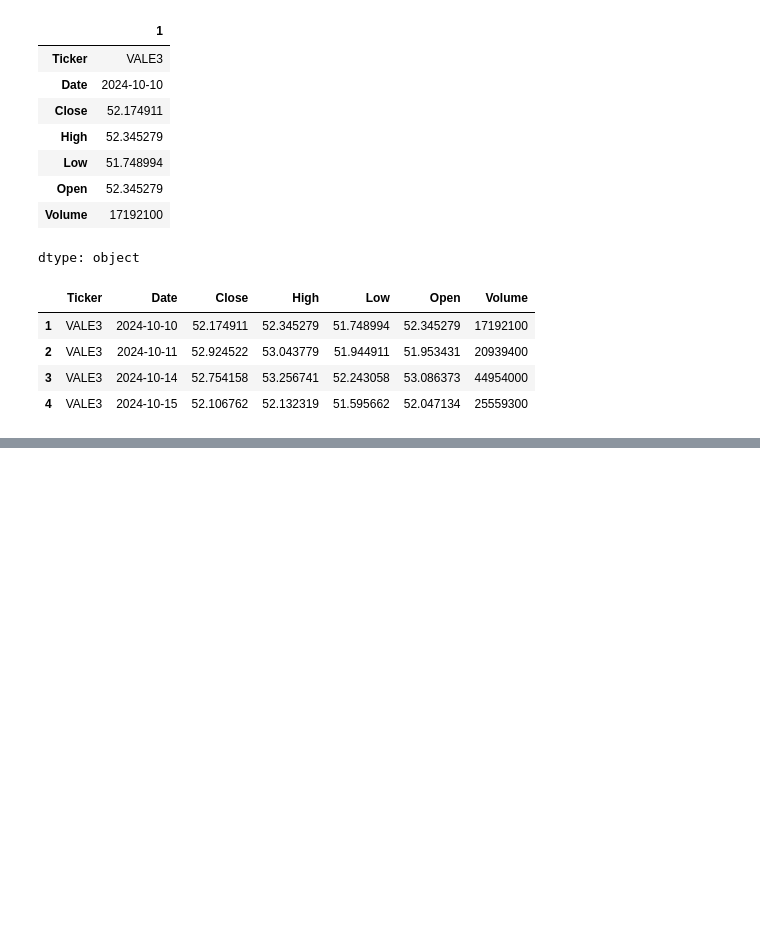
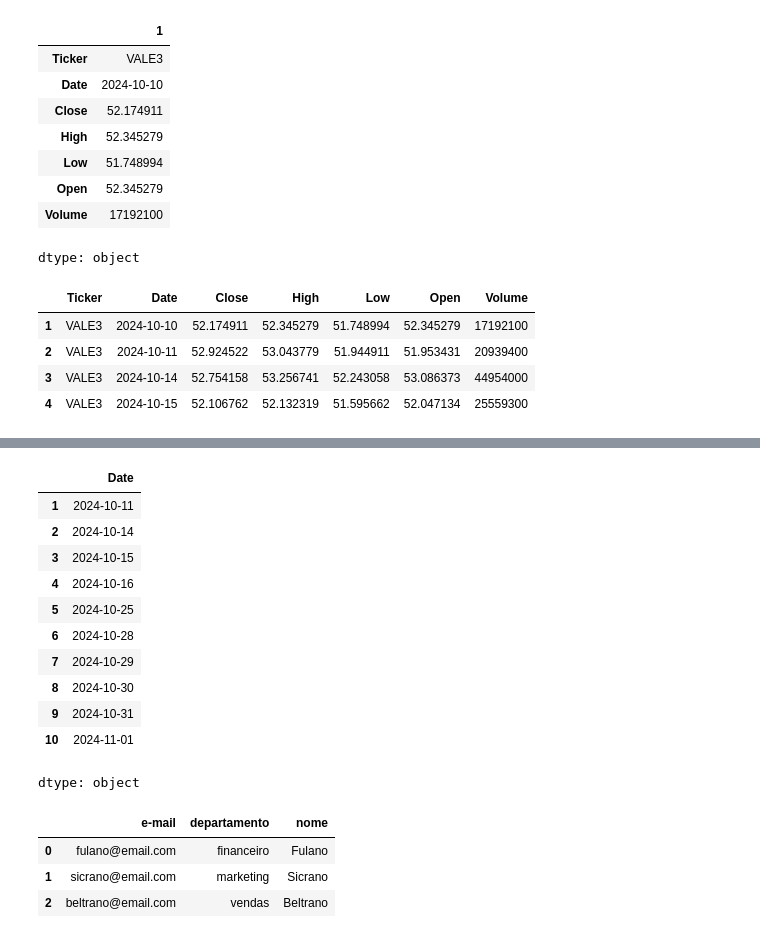
Before and after one commit to NicholasTeixeira/Descomplica--Analise-de-Dados-, a Jupyter notebook: notebooks/Indices.ipynb, the cells around one changed output, grey strips where cells are left out. Drawn from its saved outputs; the diff is of its cells as text; code cells hidden in the pictures; blank space fills up the shorter version.

```diff
--- a/notebooks/Indices.ipynb
+++ b/notebooks/Indices.ipynb
@@ -126,0 +186,26 @@ df4
+# %%
+df_vale.loc[1:10, 'Date']
+# %% [output]
+|  | Date |
+| 1 | 2024-10-11 |
+| 2 | 2024-10-14 |
+| 3 | 2024-10-15 |
+| 4 | 2024-10-16 |
+| 5 | 2024-10-25 |
+| 6 | 2024-10-28 |
+| 7 | 2024-10-29 |
+| 8 | 2024-10-30 |
+| 9 | 2024-10-31 |
+| 10 | 2024-11-01 |
+dtype: object
+# %%
+empresa = {'e-mail': ['fulano@email.com', 'sicrano@email.com', 'beltrano@email.com'],
+           'departamento': ['financeiro', 'marketing', 'vendas'],
+           'nome': ['Fulano', 'Sicrano', 'Beltrano']}
+df_empresa = pd.DataFrame(empresa)
+df_empresa
+# %% [output]
+|  | e-mail | departamento | nome |
+| 0 | fulano@email.com | financeiro | Fulano |
+| 1 | sicrano@email.com | marketing | Sicrano |
+| 2 | beltrano@email.com | vendas | Beltrano |
```
Also changed, not shown: parts of 5 cells of this notebook, 1 other file.
